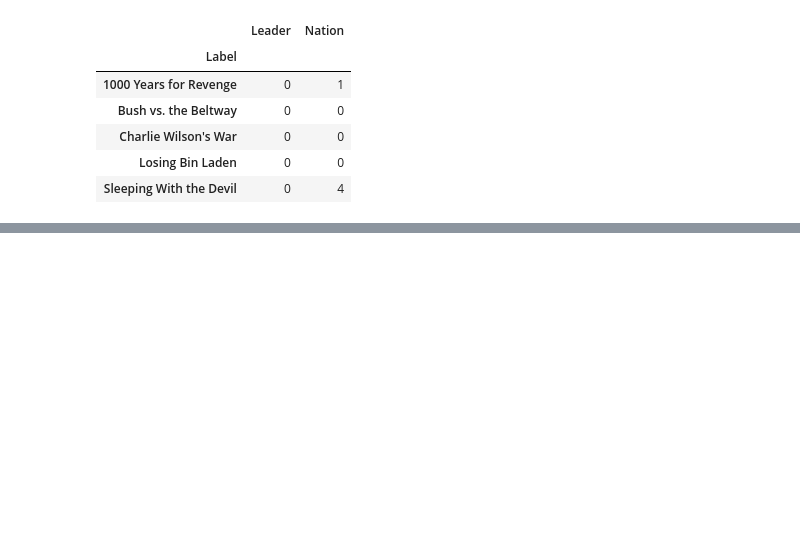
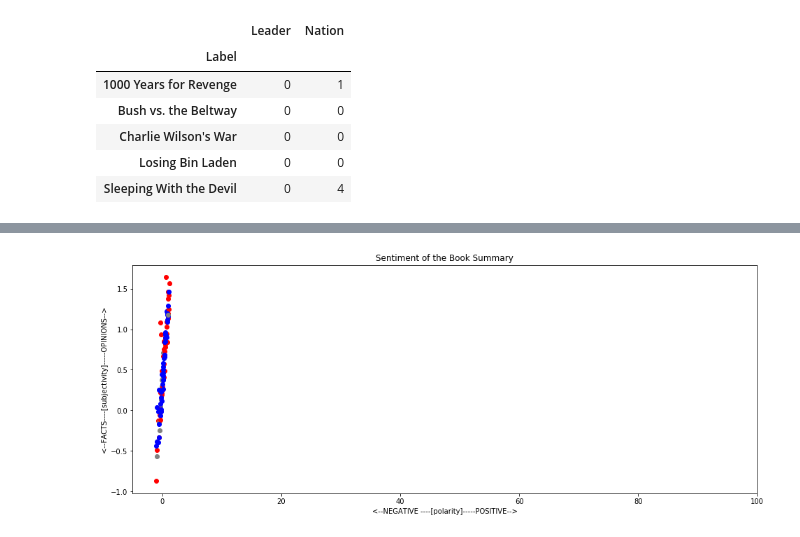
Before and after one commit to Rajwantmishra/620Group, a Jupyter notebook: Final Project-14-17July/Final_Project.ipynb, the cells around one changed output, grey strips where cells are left out. Cells and saved outputs as stored; diff of their text form; code cells hidden in the pictures; blank space fills up the shorter version.

```diff
--- a/Final Project-14-17July/Final_Project.ipynb
+++ b/Final Project-14-17July/Final_Project.ipynb
@@ -738,0 +790,15 @@ plot.show()
+# %%
+dt_pol = lambda x: TextBlob(x).sentiment.polarity
+dt_sub = lambda x: TextBlob(x).sentiment.subjectivity
+dt_pol
+d['Polarity'] = book_summary_df.summary_final.apply(dt_pol)
+book_summary_df['Polarity']
+
+df_book_sentiment = pd.DataFrame({'Book Id':book_summary_df.index,
+                                  'Book_Summary': book_summary_df.Summary,
+              'Book_Lebel':book_summary_df.Label,
+              'Book_Value':book_summary_df.value,
+              'Polarity':book_summary_df['Summary'].apply(dt_pol),
+              'subjectivity':book_summary_df['Summary'].apply(dt_sub)} )
+
+df_book_sentiment.head()
@@ -738,0 +812,22 @@ plot.show()
+# %%
+plot.rcParams['figure.figsize'] =[16,6]
+for i , book in enumerate(df_book_sentiment.index):
+    mu, sigma = 0, 0.5
+    z = np.random.normal(mu, sigma, 1)  # noise
+    x = z + df_book_sentiment.Polarity.loc[book]
+    y = z + df_book_sentiment.subjectivity.loc[book]
+    if df_book_sentiment.Book_Value[i] == 'n':
+        plot.scatter(x,y,color = 'gray')
+#         plot.text(x+z,y+z,book_name[i])
+    elif df_book_sentiment.Book_Value[i] == 'c':
+        plot.scatter(x,y,color = 'red')
+    else:
+        plot.scatter(x,y,color = 'blue')
+    plot.xlim(-5,100)
+
+plot.title("Sentiment of the Book Summary")
+plot.xlabel("<--NEGATIVE ----[polarity]-----POSITIVE-->")
+plot.ylabel("<--FACTS----[subjectivity]-----OPINIONS-->")
+plot.show()
+# %% [output]
+[figure, added]
```
Also changed, not shown: parts of 11 cells of this notebook.
